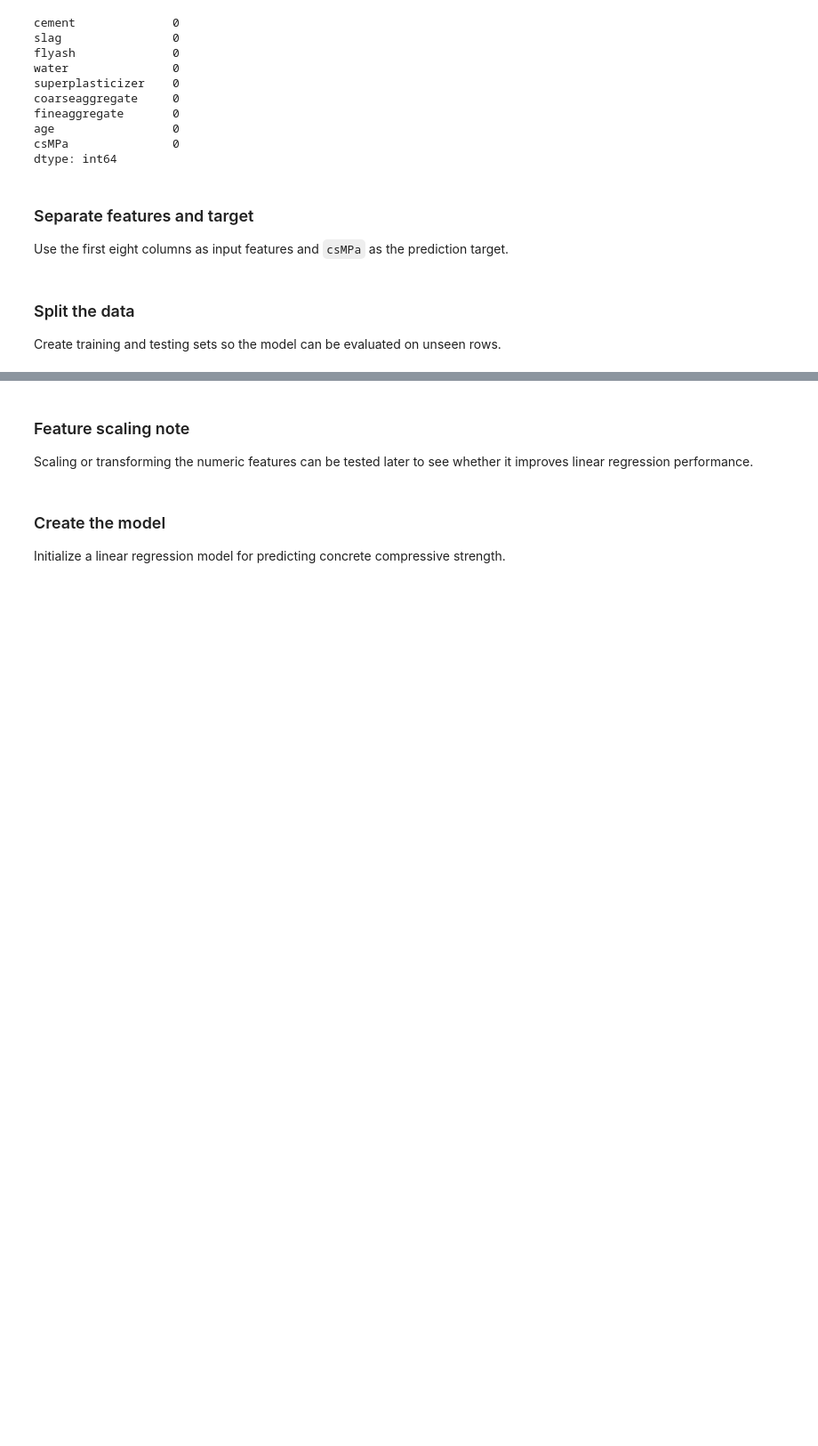
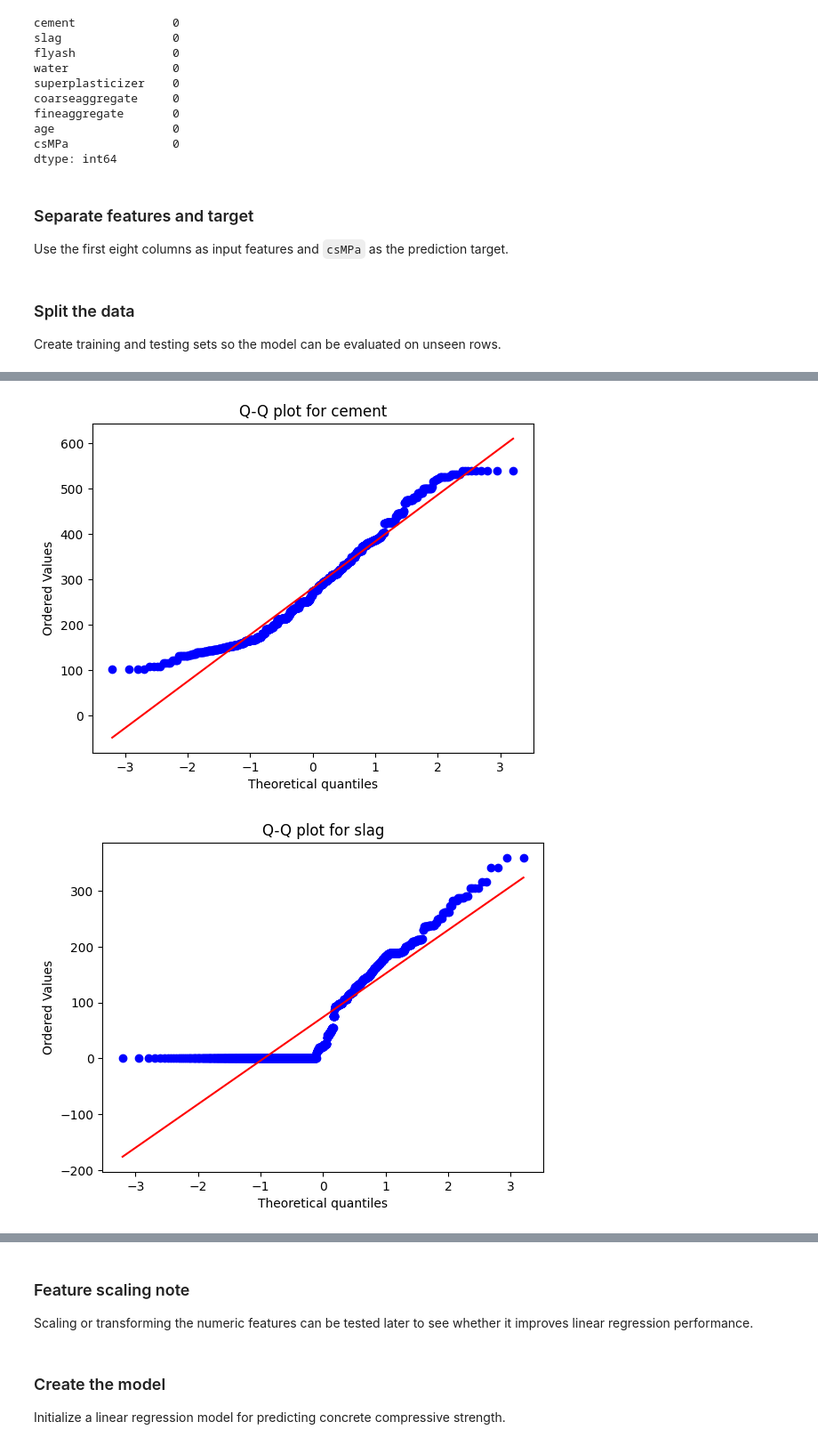
Before and after one commit to Asit-Sengar/Machine_Learning_foundations, a Jupyter notebook: notebooks/100_days_ml/power_transformer.ipynb, the cells around one changed output, grey strips where cells are left out. Shown at 89% size. Cells and saved outputs as stored; diff of their text form; code cells hidden in the pictures; blank space fills up the shorter version.

```diff
--- a/notebooks/100_days_ml/power_transformer.ipynb
+++ b/notebooks/100_days_ml/power_transformer.ipynb
@@ -90,0 +113,12 @@ qqplot(df["coarseaggregate"] , line = "45")
+# %%
+columns_with_qqplot = ["coarseaggregate"]
+columns_without_qqplot = [column for column in df.columns if column not in columns_with_qqplot]
+
+for column in columns_without_qqplot:
+    plt.figure()
+    stats.probplot(df[column], dist="norm", plot=plt)
+    plt.title(f"Q-Q plot for {column}")
+    plt.show()
+# %% [output]
+[figure, added]
+[figure, added]
```
Also changed, not shown: parts of 15 cells of this notebook.
